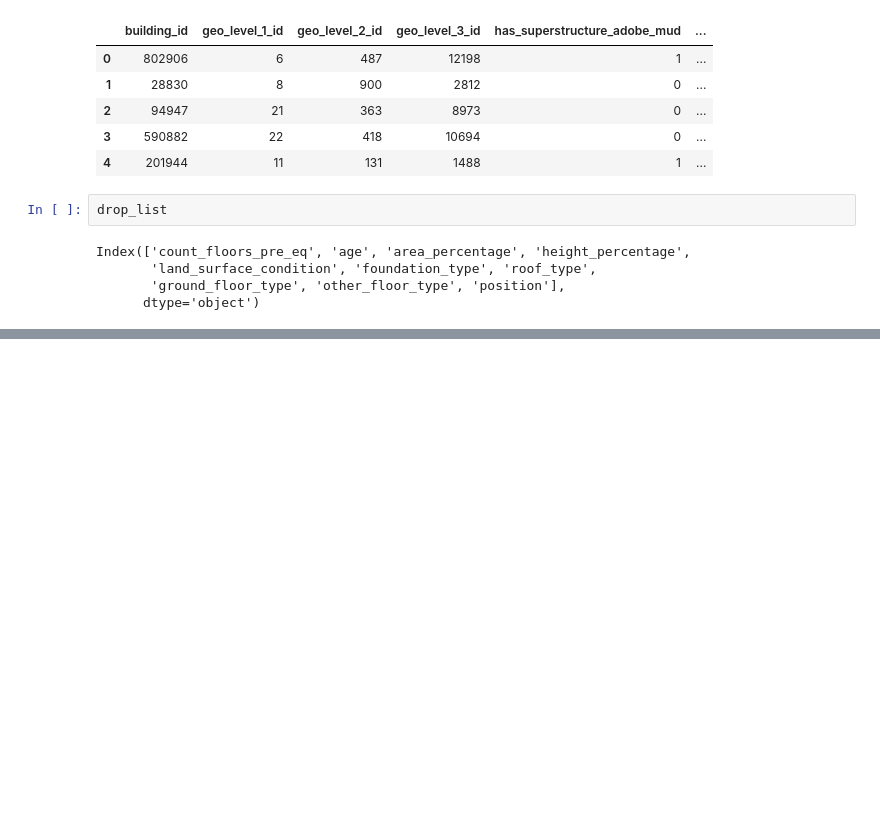
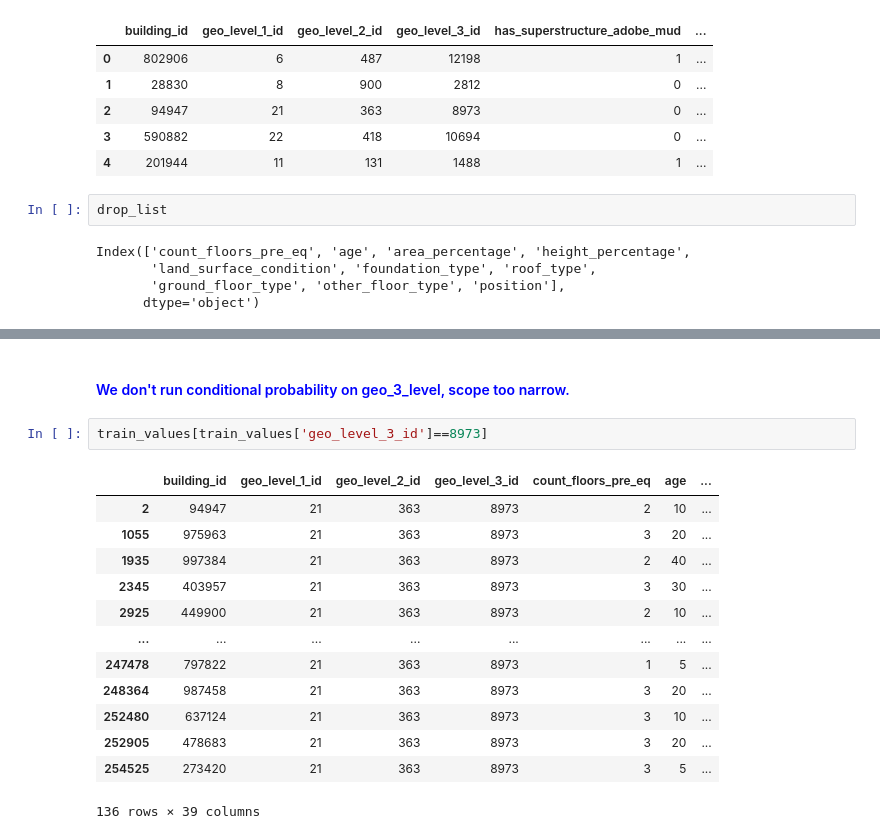
Before and after one commit to pastorsj/512FinalProject, a Jupyter notebook: feat_eng.ipynb, the cells around one changed output, grey strips where cells are left out. Drawn from its saved outputs; the diff is of its cells as text; blank space fills up the shorter version.

Commit message:
Add Conditional Probability

```diff
--- a/feat_eng.ipynb
+++ b/feat_eng.ipynb
@@ -168,0 +459,18 @@ Index(['count_floors_pre_eq', 'age', 'area_percentage', 'height_percentage',
+# %% [markdown]
+<h4 style="color: blue"> We don't run conditional probability on geo_3_level, scope too narrow.</h4>
+# %%
+train_values[train_values['geo_level_3_id']==8973]
+# %% [output]
+|  | building_id | geo_level_1_id | geo_level_2_id | geo_level_3_id | count_floors_pre_eq | age | ... |
+| 2 | 94947 | 21 | 363 | 8973 | 2 | 10 | ... |
+| 1055 | 975963 | 21 | 363 | 8973 | 3 | 20 | ... |
+| 1935 | 997384 | 21 | 363 | 8973 | 2 | 40 | ... |
+| 2345 | 403957 | 21 | 363 | 8973 | 3 | 30 | ... |
+| 2925 | 449900 | 21 | 363 | 8973 | 2 | 10 | ... |
+| ... | ... | ... | ... | ... | ... | ... | ... |
+| 247478 | 797822 | 21 | 363 | 8973 | 1 | 5 | ... |
+| 248364 | 987458 | 21 | 363 | 8973 | 3 | 20 | ... |
+| 252480 | 637124 | 21 | 363 | 8973 | 3 | 10 | ... |
+| 252905 | 478683 | 21 | 363 | 8973 | 3 | 20 | ... |
+| 254525 | 273420 | 21 | 363 | 8973 | 3 | 5 | ... |
+136 rows × 39 columns
```
Also changed, not shown: parts of 20 cells of this notebook.
